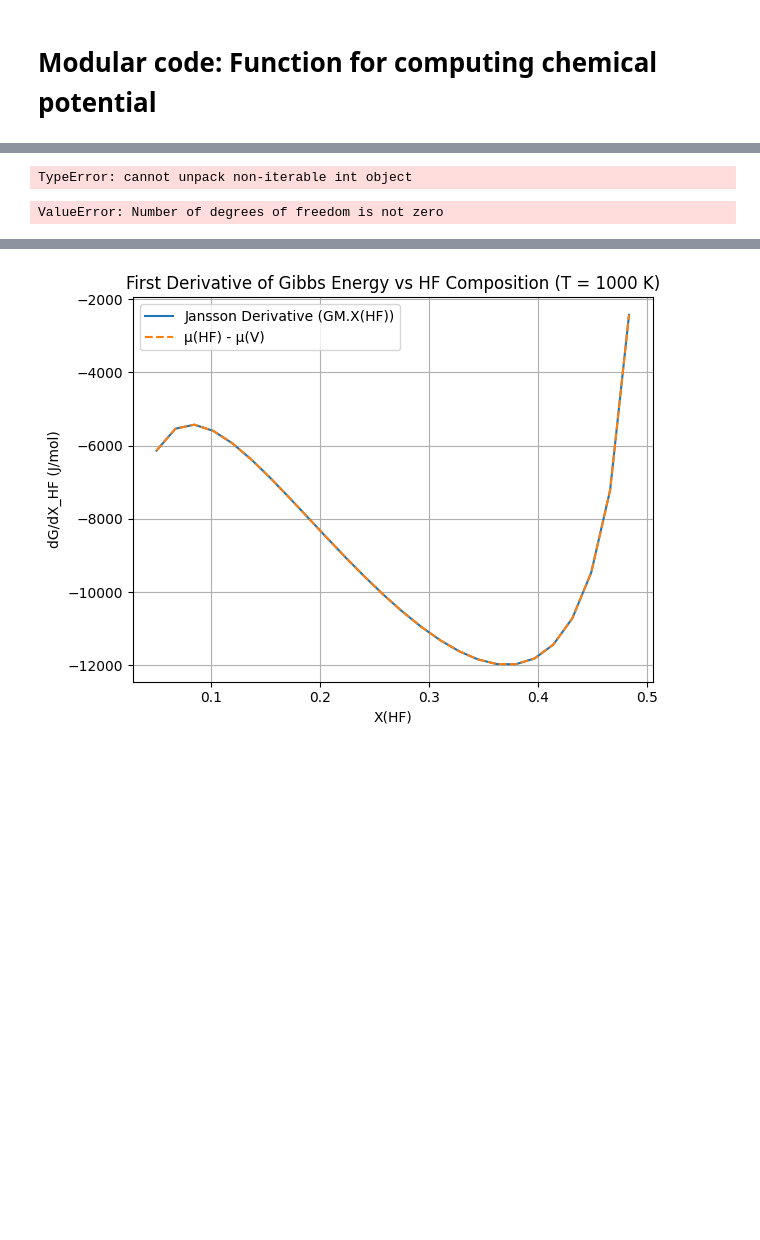
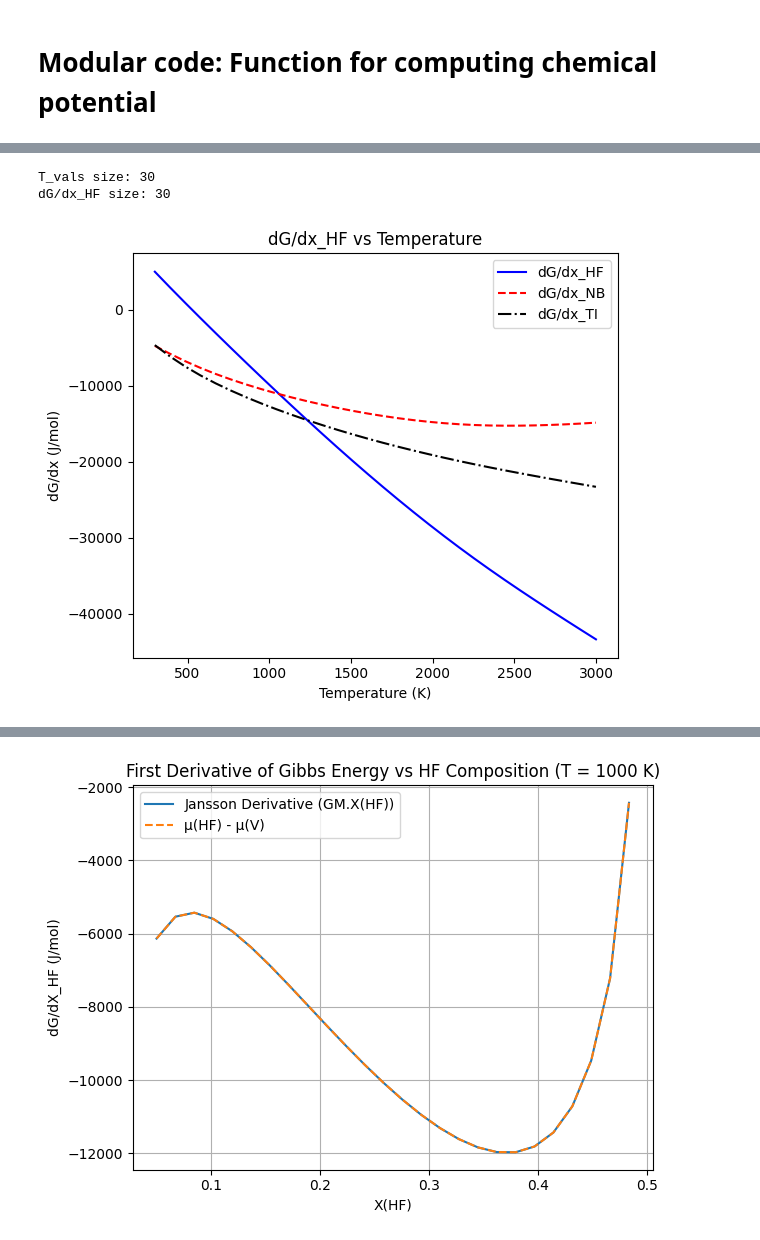
Before and after one commit to vahid2364/PhaseFoundry, a Jupyter notebook: phase-field-examples-binary-ternary-quaternary.ipynb, the cells around one changed output, grey strips where cells are left out. Drawn from its saved outputs; the diff is of its cells as text; code cells hidden in the pictures; blank space fills up the shorter version.

```diff
--- a/phase-field-examples-binary-ternary-quaternary.ipynb
+++ b/phase-field-examples-binary-ternary-quaternary.ipynb
@@ -608,88 +828,35 @@ def compute_dGdx_from_mu(db_path, phase, composition_dict, T_range, P=101325, re
     return derivs, T_points
 
 # --- Usage Example ---
 composition = {'HF': 0.25, 'NB': 0.25, 'TI': 0.25}
-T_range = 1000 #(300, 3000, 50)
+T_range = (300, 3000, 50)
 
 dGdx, T_vals = compute_dGdx_from_mu(
     db_path='HF_NB_TI_V.TDB',
     phase='BCC_A2',
     composition_dict=composition,
     T_range=T_range
 )
 
 # Confirm matching sizes
 print("T_vals size:", len(T_vals))
 print("dG/dx_HF size:", len(dGdx['HF']))
 
-pause
+
 
 # --- Plotting ---
 plt.figure(figsize=(6, 5))
 plt.plot(T_vals, dGdx['HF'], '-', c='blue', label='dG/dx_HF')
 plt.plot(T_vals, dGdx['NB'], '--', c='red', label='dG/dx_NB')
 plt.plot(T_vals, dGdx['TI'], '-.', c='black', label='dG/dx_TI')
 plt.xlabel('Temperature (K)')
 plt.ylabel('dG/dx (J/mol)')
 plt.title('dG/dx_HF vs Temperature')
 plt.legend()
 #plt.grid(True)
 plt.tight_layout()
 plt.show()
 # %% [output]
-TypeError: cannot unpack non-iterable int object
+T_vals size: 30
+dG/dx_HF size: 30
+[figure, added]
-# %%
-import numpy as np
-import matplotlib.pyplot as plt
-from pycalphad import Workspace, Database, variables as v
-#from pycalphad.workspace.solution_managers import IsolatedPhase
-
-# Sweep over Nb composition
-x_nb = np.linspace(0.05, 0.90, 50)
-G = []
-
-# --- Usage Example ---
-composition = {'HF': 0.25, 'NB': 0.25, 'TI': 0.25}
-T_range = (300, 3000, 50)
-
-dGdx, T_vals = compute_dGdx_from_mu(
-    db_path='HF_NB_TI_V.TDB',
-    phase='BCC_A2',
-    composition_dict=composition,
-    T_range=T_range
-)
-
-# Confirm matching sizes
-print("T_vals size:", len(T_vals))
-print("dG/dx_HF size:", len(dGdx['HF']))
-
-
-
-
-
-for x in x_nb:
-    wks = Workspace(
-        database=Database('HF_NB_TI_V.TDB'),
-        components=['HF', 'NB', 'TI', 'V'],
-        phases=['BCC_A2'],
-        conditions={
-            v.X('HF'): 0.15,
-            v.X('NB'): x,
-            v.X('TI'): 0.05,
-            v.T: 500,
-            v.P: 101325
-        }
-    )
-    ip = IsolatedPhase('BCC_A2', wks=wks)
-    G.append(wks.get(ip('GM')).squeeze())  # Remove singleton dims
-
-# Plotting
-plt.plot(x_nb, G)
-plt.xlabel('X(Nb)')
-plt.ylabel('Gibbs Energy (J/mol)')
-plt.title('Gibbs Energy of BCC_A2 vs Nb Composition')
-plt.grid(True)
-plt.tight_layout()
-plt.show()
-# %% [output]
-ValueError: Number of degrees of freedom is not zero
```
Also changed, not shown: parts of 11 cells of this notebook, 20 other files.
